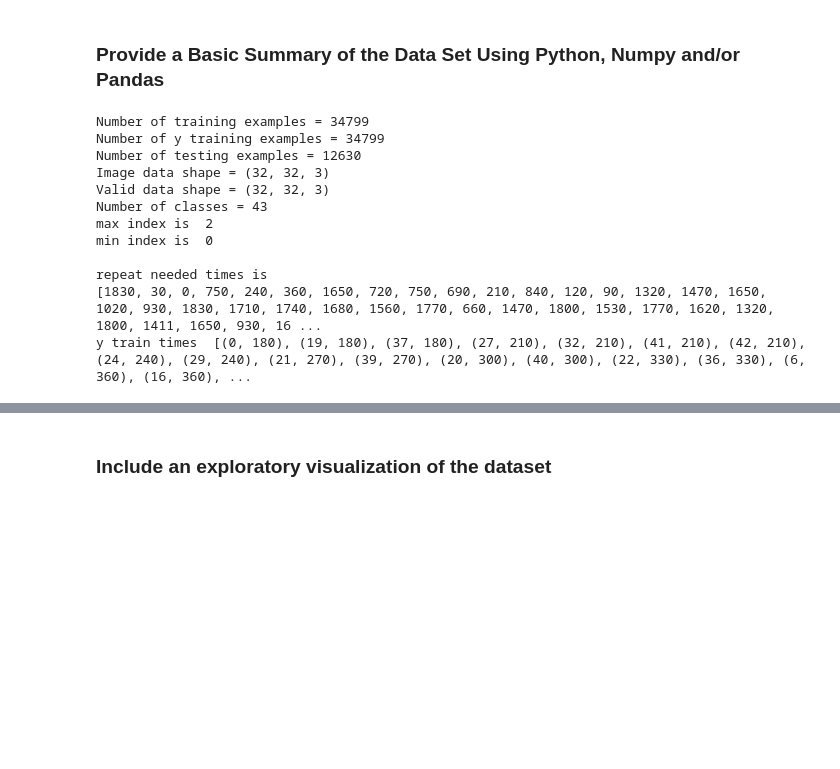
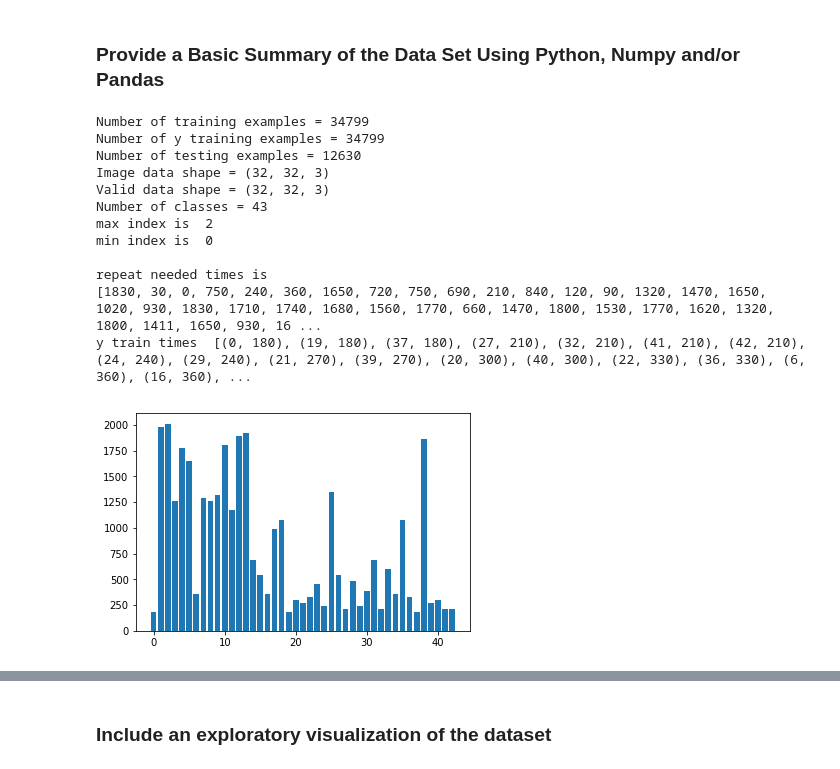
Before and after one commit to bryan0806/Udacity-CarND-Traffic-Sign-Classifier-Project, a Jupyter notebook: Traffic_Sign_Classifier.ipynb, the cells around one changed output, grey strips where cells are left out. Cells and saved outputs as stored; diff of their text form; code cells hidden in the pictures; blank space fills up the shorter version.

Commit message:
Adding graph to be more clear about testing/training data. also try different filter size

```diff
--- a/Traffic_Sign_Classifier.ipynb
+++ b/Traffic_Sign_Classifier.ipynb
@@ -86,6 +83,9 @@ Complete the basic data summary below. Use python, numpy and/or pandas methods t
 # %%
 ### Replace each question mark with the appropriate value.
 ### Use python, pandas or numpy methods rather than hard coding the results
+import matplotlib.pyplot as plt
+# Visualizations will be shown in the notebook.
+%matplotlib inline
 
 # TODO: Number of training examples
 n_train = len(X_train)
@@ -115,31 +115,36 @@ print("max index is ", max(dict_count,key=dict_count.get))
 
 min_idx = min(dict_count,key=dict_count.get)
 print("min index is ", min(dict_count,key=dict_count.get))
 
 repeat_times = []
+counts_graph = []
 for v in dict_count:
     times = dict_count[max_idx]-dict_count[v]
+    counts_graph.append(dict_count[v])
     repeat_times.append(times)
 
+
+plt.bar(range(43),counts_graph)
 print()
 print("repeat needed times is")
 print(repeat_times)
 
 
 import operator
 sorted_count = sorted(dict_count.items(), key=operator.itemgetter(1))
 print("y train times ",sorted_count)
 # %% [output]
 Number of training examples = 34799
 Number of y training examples = 34799
 Number of testing examples = 12630
 Image data shape = (32, 32, 3)
 Valid data shape = (32, 32, 3)
 Number of classes = 43
 max index is  2
 min index is  0
 
 repeat needed times is
 [1830, 30, 0, 750, 240, 360, 1650, 720, 750, 690, 210, 840, 120, 90, 1320, 1470, 1650, 1020, 930, 1830, 1710, 1740, 1680, 1560, 1770, 660, 1470, 1800, 1530, 1770, 1620, 1320, 1800, 1411, 1650, 930, 16 ...
 y train times  [(0, 180), (19, 180), (37, 180), (27, 210), (32, 210), (41, 210), (42, 210), (24, 240), (29, 240), (21, 270), (39, 270), (20, 300), (40, 300), (22, 330), (36, 330), (6, 360), (16, 360), ...
+[figure, added]
 # %%
```
Also changed, not shown: parts of 20 cells of this notebook, 4 other files.
